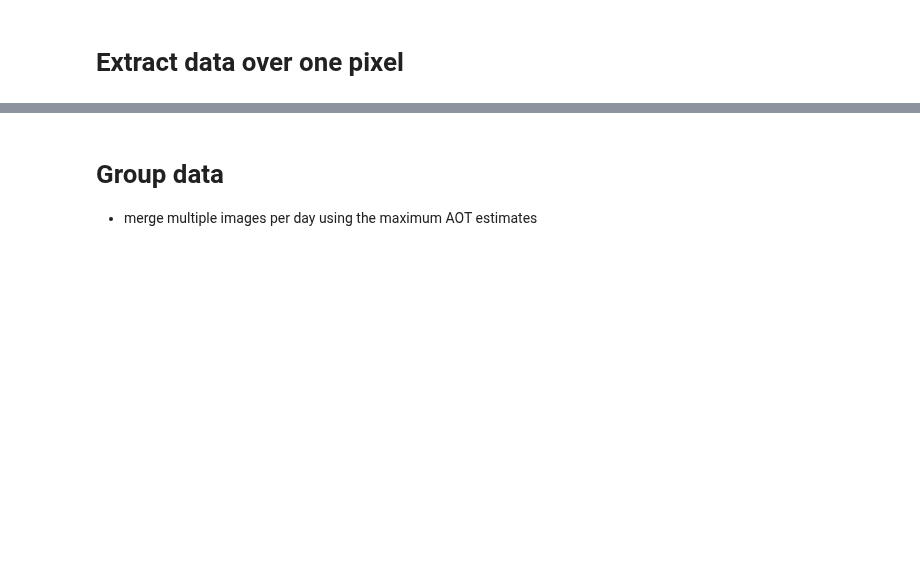
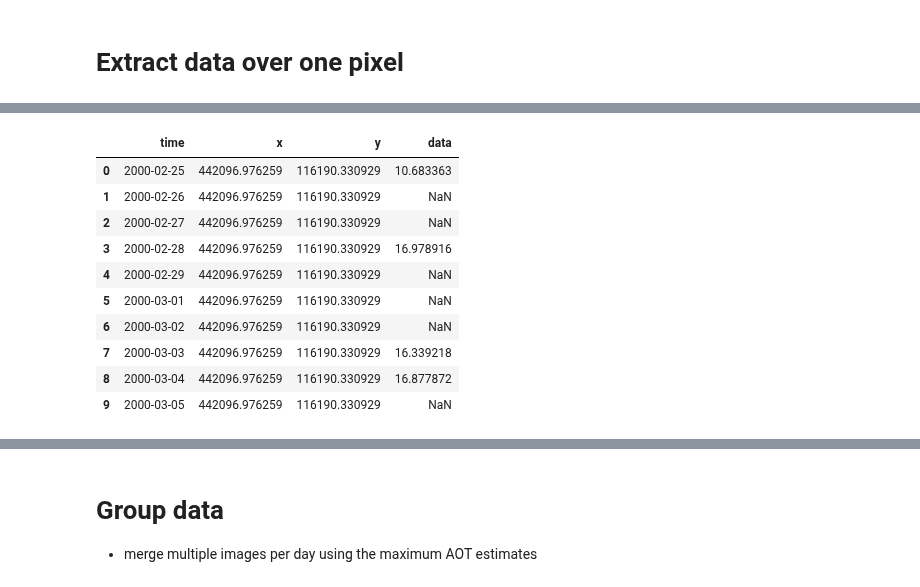
Before and after one commit to annalisasheehan/masters, a Jupyter notebook: MAIAC_Analysis.ipynb, the cells around one changed output, grey strips where cells are left out. Drawn from its saved outputs; the diff is of its cells as text; code cells hidden in the pictures; blank space fills up the shorter version.

```diff
--- a/MAIAC_Analysis.ipynb
+++ b/MAIAC_Analysis.ipynb
@@ -119,0 +116,16 @@ result.to_csv(r'D:\Annies_Dissertation\Analysis\Regression\Validation\Monthly_PM
+# %%
+Unisoton = pd.read_csv(r'D:\Annies_Dissertation\Analysis\Timeseries\UniSoton.csv', parse_dates=['time'])
+# %%
+Unisoton[:10]
+# %% [output]
+|  | time | x | y | data |
+| 0 | 2000-02-25 | 442096.976259 | 116190.330929 | 10.683363 |
+| 1 | 2000-02-26 | 442096.976259 | 116190.330929 | NaN |
+| 2 | 2000-02-27 | 442096.976259 | 116190.330929 | NaN |
+| 3 | 2000-02-28 | 442096.976259 | 116190.330929 | 16.978916 |
+| 4 | 2000-02-29 | 442096.976259 | 116190.330929 | NaN |
+| 5 | 2000-03-01 | 442096.976259 | 116190.330929 | NaN |
+| 6 | 2000-03-02 | 442096.976259 | 116190.330929 | NaN |
+| 7 | 2000-03-03 | 442096.976259 | 116190.330929 | 16.339218 |
+| 8 | 2000-03-04 | 442096.976259 | 116190.330929 | 16.877872 |
+| 9 | 2000-03-05 | 442096.976259 | 116190.330929 | NaN |
```
Also changed, not shown: parts of 26 cells of this notebook.
